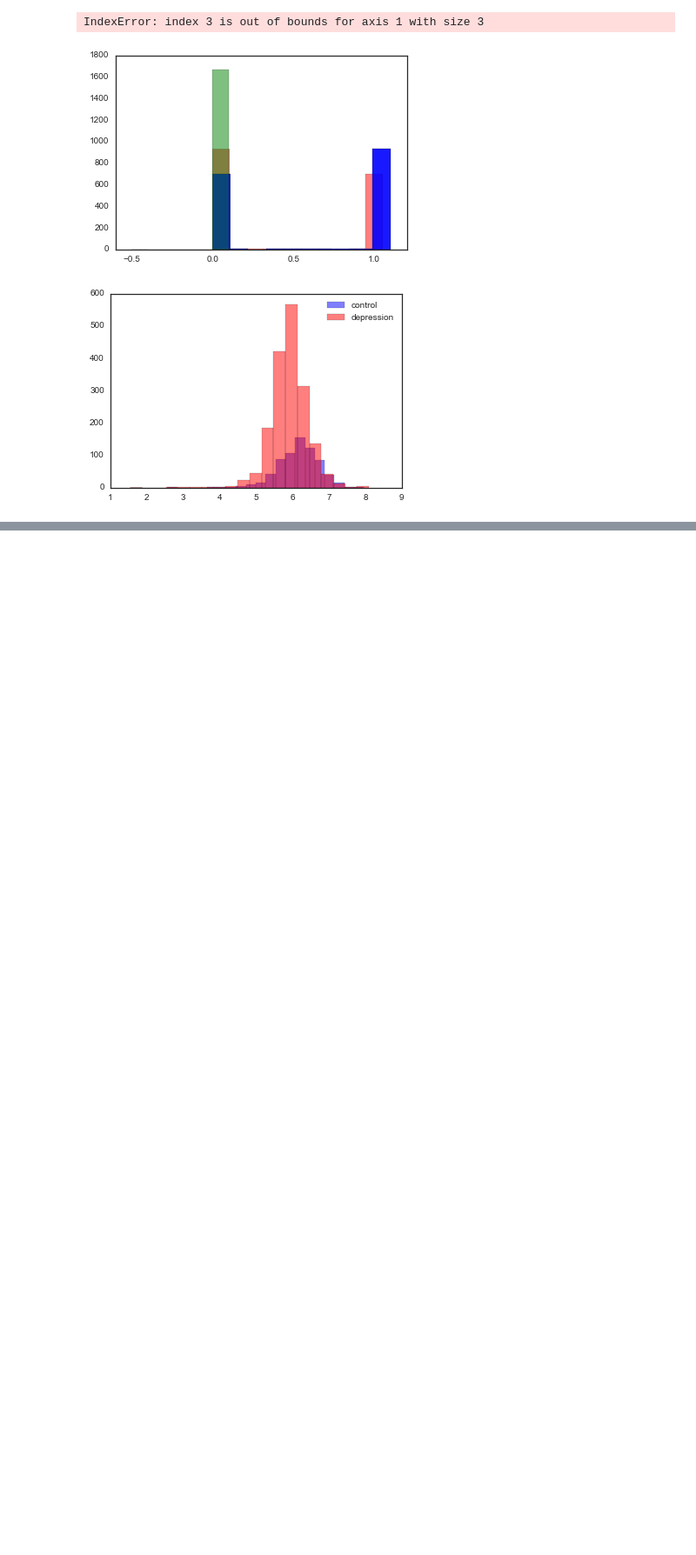
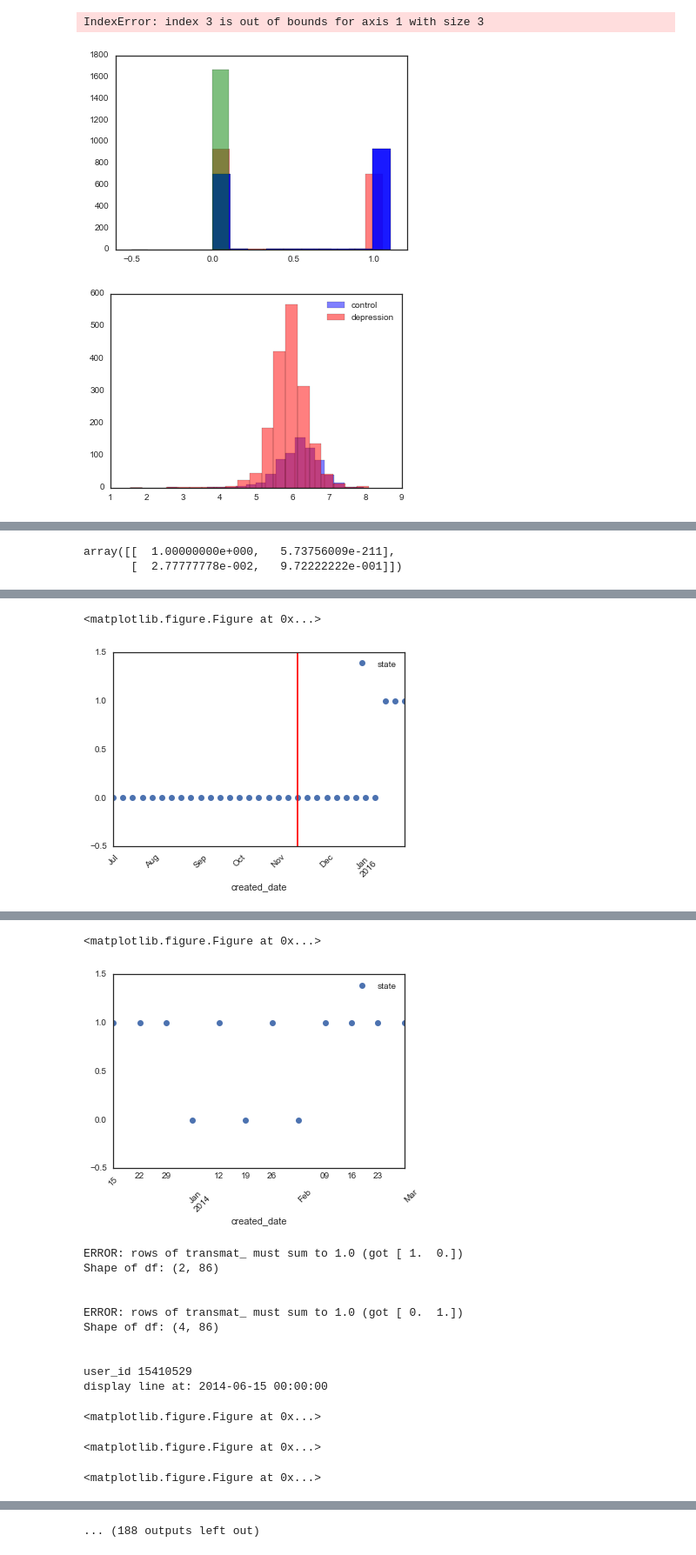
Before and after one commit to andrewreece/predicthealth, a Jupyter notebook: mixture_models.ipynb, the cells around one changed output, grey strips where cells are left out. Shown at 87% size. Cells and saved outputs as stored; diff of their text form; code cells hidden in the pictures; blank space fills up the shorter version.

```diff
--- a/mixture_models.ipynb
+++ b/mixture_models.ipynb
@@ -74,5 +94,6 @@ target = 'target'
 # %%
 data = {}
 for dty in gb_types:
-    data[dty] = pd.read_csv('{cond}_{plat}_{dty}_MAIN.csv'.format(cond=condition, plat=platform, dty=dty))
+    fname = '{cond}_{plat}_{dty}_MAIN.csv'.format(cond=condition, plat=platform, dty=dty)
+    data[dty] = pd.read_csv(fname)
     data[dty].drop(data[dty].columns[0], 1, inplace=True) # drops index
@@ -254,0 +289,42 @@ prob_df.index = prob_df['index'].values
+# %%
+model.transmat_
+# %% [output]
+array([[  1.00000000e+000,   5.73756009e-211],
+       [  2.77777778e-002,   9.72222222e-001]])
+# %%
+for sampid in mdf.ix[(mdf.target==1),'user_id'].unique():
+
+    #339465627
+    oneuser = mdf.ix[mdf.user_id==sampid, :].copy()
+    X = oneuser[params['vars']['tw']['weekly']['means']]
+
+    try:
+
+        model = GaussianHMM(n_components=2, covariance_type="diag", n_iter=1000).fit(X)
+        plt.figure()
+        # Predict the optimal sequence of internal hidden state
+        hidden_states = model.predict(X)
+
+        ts = pd.DataFrame(hidden_states, columns=['state'], index=pd.to_datetime(oneuser.created_date))
+        dd = oneuser.diag_date.unique()[0]
+        diag_date = pd.to_datetime(dd)
+
+        ax = ts.plot(style='o')
+        ymin, ymax = ax.get_ylim()
+        plt.axvline(x=diag_date, color='red')
+
+        ymin = -0.5
+        ymax = 1.5
+        plt.ylim([ymin, ymax])
+        locs, labels = plt.xticks()
+        plt.setp(labels, rotation=45)
+        print 'user_id', sampid
+        print 'display line at:', diag_date
+
+        plt.show()
+    except Exception, e:
+        print 'ERROR:', str(e)
+        print 'Shape of df:', oneuser.shape
+        print
+        print
+# %% [output]
@@ -254,0 +333,2 @@ prob_df.index = prob_df['index'].values
+<matplotlib.figure.Figure at 0x...>
+[figure, added]
@@ -254,0 +337,15 @@ prob_df.index = prob_df['index'].values
+<matplotlib.figure.Figure at 0x...>
+[figure, added]
+ERROR: rows of transmat_ must sum to 1.0 (got [ 1.  0.])
+Shape of df: (2, 86)
+
+
+ERROR: rows of transmat_ must sum to 1.0 (got [ 0.  1.])
+Shape of df: (4, 86)
+
+
+user_id 15410529
+display line at: 2014-06-15 00:00:00
+<matplotlib.figure.Figure at 0x...>
+<matplotlib.figure.Figure at 0x...>
+<matplotlib.figure.Figure at 0x...>
@@ -254,0 +355 @@ prob_df.index = prob_df['index'].values
+... (188 outputs left out)
```
Also changed, not shown: parts of 11 cells of this notebook, 3 other files.
